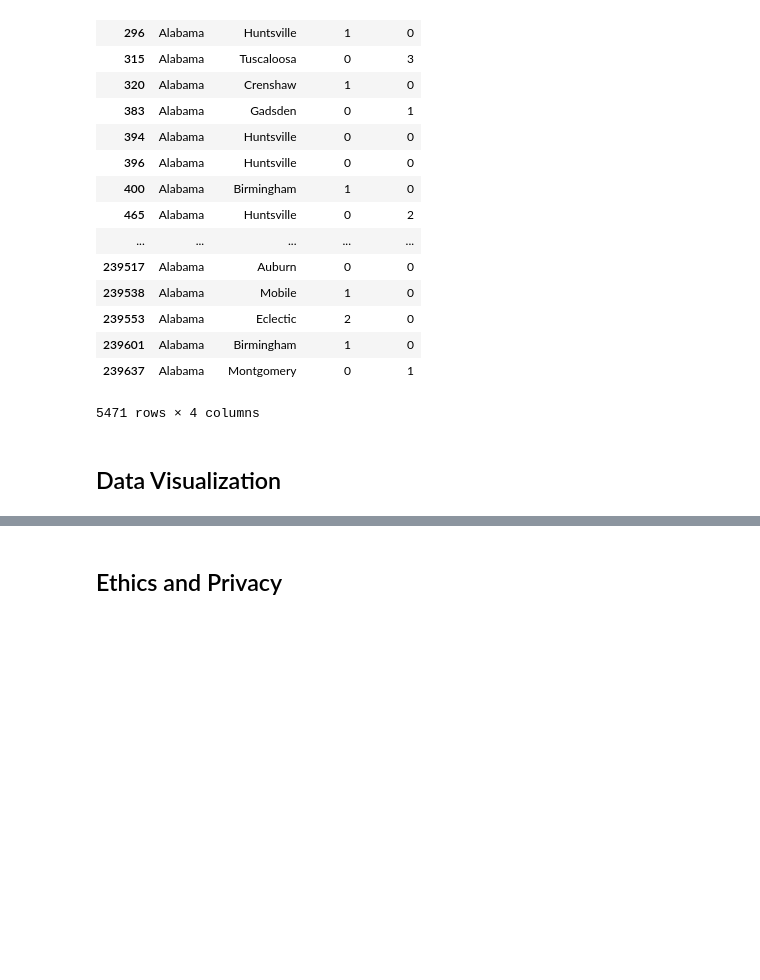
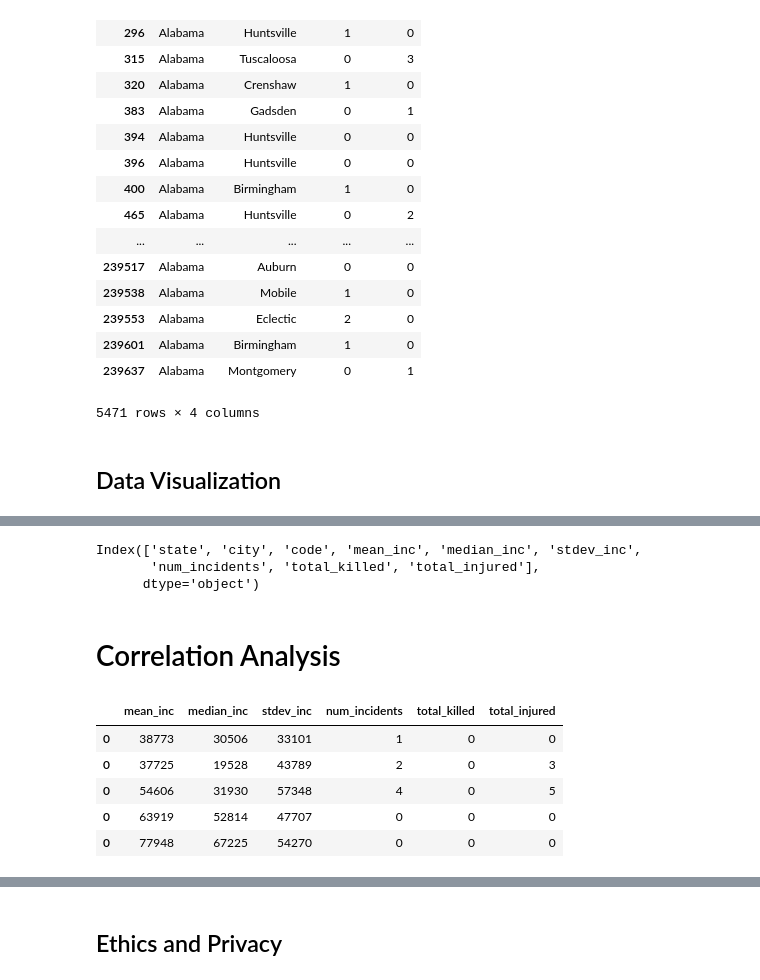
Before and after one commit to jcloo/COGS108_Final_2019, a Jupyter notebook: FinalProject.ipynb, the cells around one changed output, grey strips where cells are left out. Drawn from its saved outputs; the diff is of its cells as text; code cells hidden in the pictures; blank space fills up the shorter version.

```diff
--- a/FinalProject.ipynb
+++ b/FinalProject.ipynb
@@ -218,3 +238,23 @@ us_layout = go.Layout(
 
 fig = go.Figure(data = us_data, layout = us_layout)
 py.iplot(fig, filename = 'test-choropleth-map')
+# %%
+city_metrics.columns
+# %% [output]
+Index(['state', 'city', 'code', 'mean_inc', 'median_inc', 'stdev_inc',
+       'num_incidents', 'total_killed', 'total_injured'],
+      dtype='object')
+# %% [markdown]
+# Correlation Analysis
+# %%
+#extract numeric data from city metrics and cast to int
+income_vs_incidents = city_metrics[['mean_inc', 'median_inc', 'stdev_inc', 'num_incidents', 'total_killed', 'total_injured']]
+income_vs_incidents = income_vs_incidents.astype('int64')
+income_vs_incidents.head()
+# %% [output]
+|  | mean_inc | median_inc | stdev_inc | num_incidents | total_killed | total_injured |
+| 0 | 38773 | 30506 | 33101 | 1 | 0 | 0 |
+| 0 | 37725 | 19528 | 43789 | 2 | 0 | 3 |
+| 0 | 54606 | 31930 | 57348 | 4 | 0 | 5 |
+| 0 | 63919 | 52814 | 47707 | 0 | 0 | 0 |
+| 0 | 77948 | 67225 | 54270 | 0 | 0 | 0 |
```
Also changed, not shown: parts of 5 cells of this notebook.
